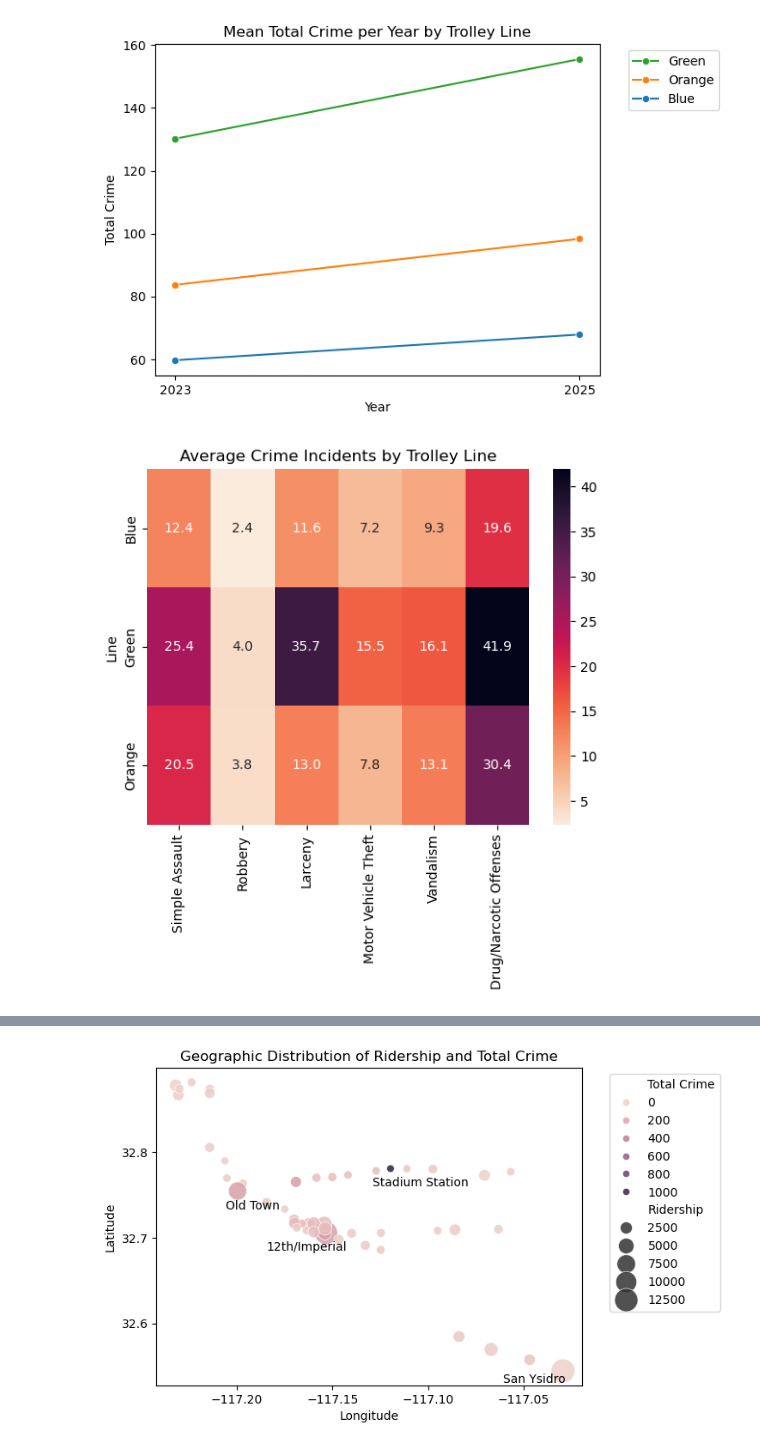
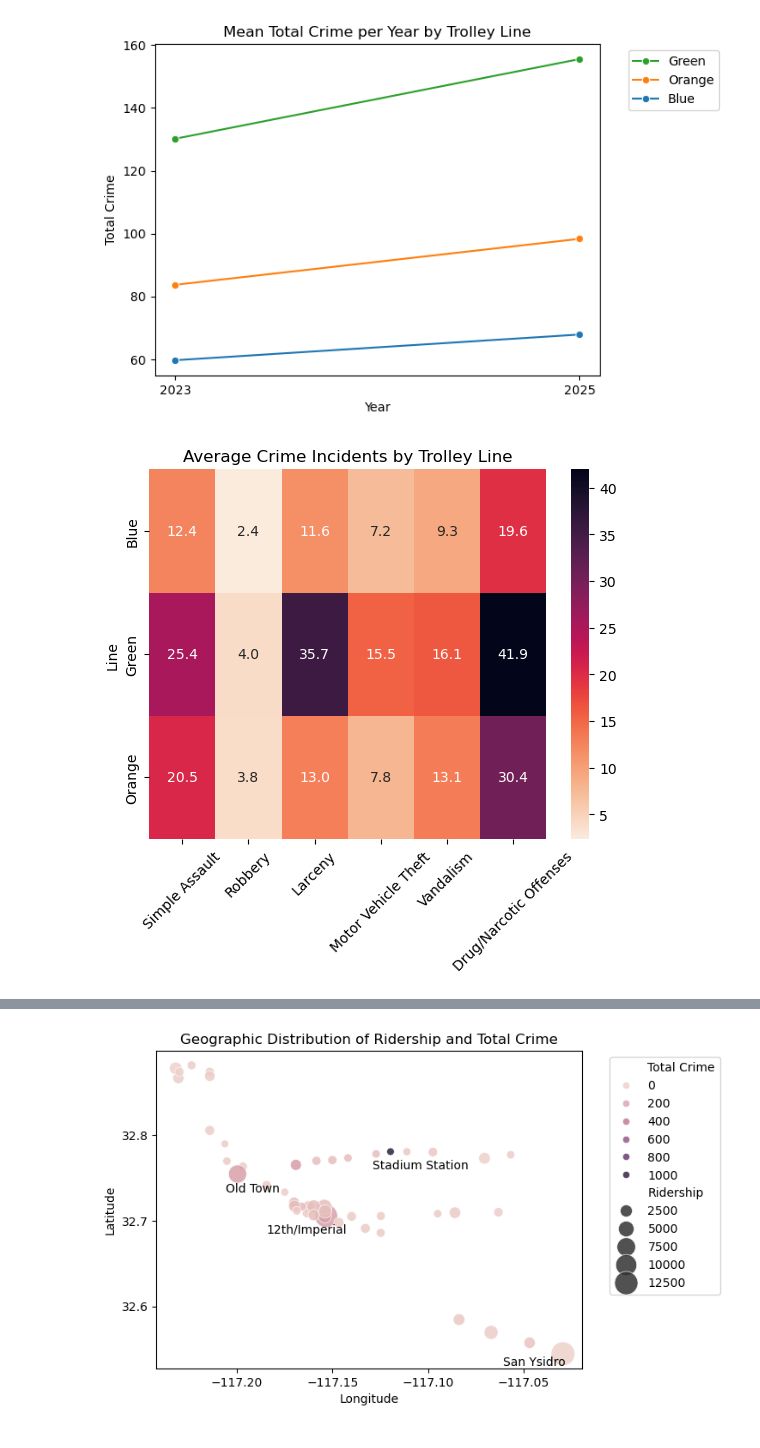
Before and after one commit to COGS108/Group022_WI26, a Jupyter notebook: 03-FinalProject.ipynb, the cells around one changed output, grey strips where cells are left out. Saved outputs shown, nothing was run; the diff lists cells and outputs as text; code cells hidden in the pictures.

```diff
--- a/03-FinalProject.ipynb
+++ b/03-FinalProject.ipynb
@@ -497,9 +483,10 @@ plt.title('Mean Total Crime per Year by Trolley Line');
 # %%
 crime_rate_by_line = eda_df.groupby('Line')[['Simple Assault', 'Robbery', 'Larceny', 'Motor Vehicle Theft', 'Vandalism', 'Drug/Narcotic Offenses']].mean()
 sns.heatmap(crime_rate_by_line, annot=True, fmt='.1f', cmap='rocket_r')
+plt.xticks(rotation=45)
 plt.title('Average Crime Incidents by Trolley Line');
 # %% [output]
-[figure, old version]
+[figure, new version]
 # %%
 station_baseline = eda_df.groupby(['Station', 'Year', 'Season', 'Neighborhood'])[['Ridership', 'Total Crime']].mean().reset_index()
 nbr_eda = station_baseline.groupby('Neighborhood')[['Ridership', 'Total Crime']].mean().reset_index()
```
Also changed, not shown: parts of 11 cells of this notebook.
